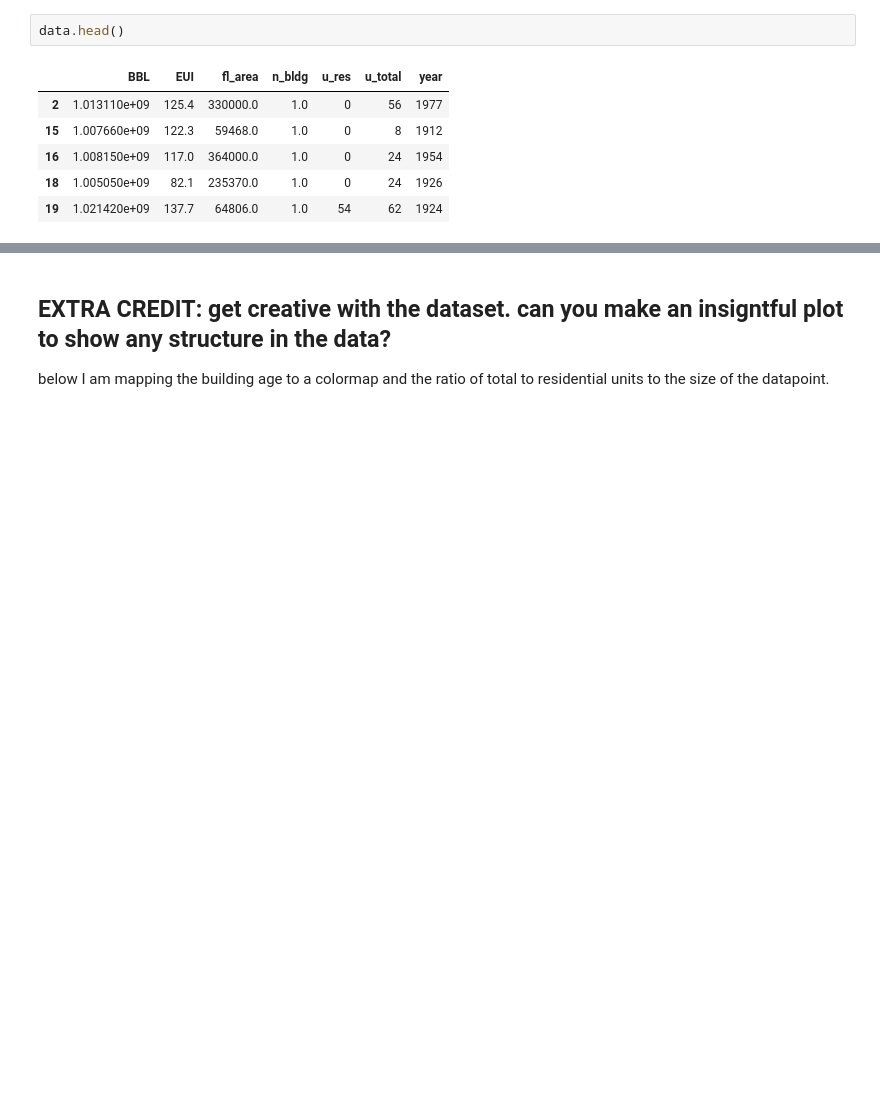
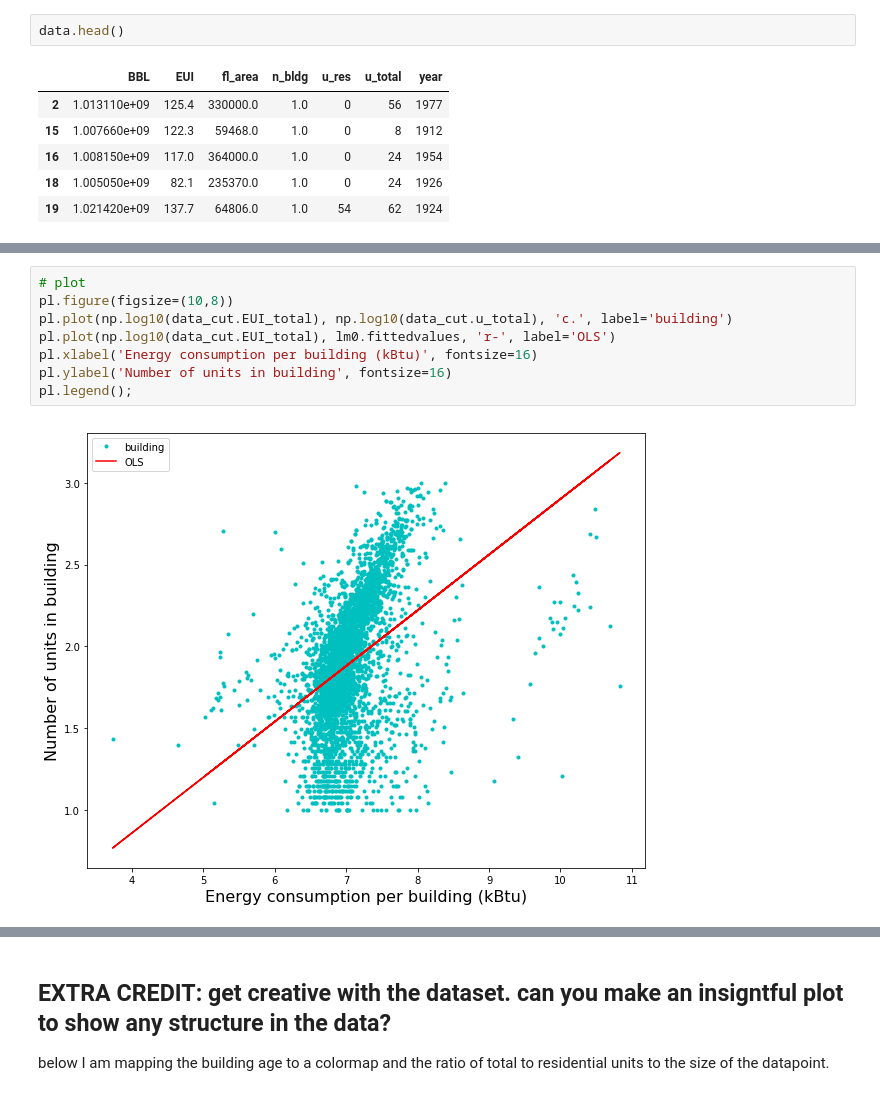
Before and after one commit to ywnch/PUI2017_ywc249, a Jupyter notebook: HW6_ywc249/HW6.ipynb, the cells around one changed output, grey strips where cells are left out. Drawn from its saved outputs; the diff is of its cells as text; blank space fills up the shorter version.

```diff
--- a/HW6_ywc249/HW6.ipynb
+++ b/HW6_ywc249/HW6.ipynb
@@ -491,0 +332,10 @@ NameError: name 'Lsurface' is not defined
+# %%
+# plot
+pl.figure(figsize=(10,8))
+pl.plot(np.log10(data_cut.EUI_total), np.log10(data_cut.u_total), 'c.', label='building')
+pl.plot(np.log10(data_cut.EUI_total), lm0.fittedvalues, 'r-', label='OLS')
+pl.xlabel('Energy consumption per building (kBtu)', fontsize=16)
+pl.ylabel('Number of units in building', fontsize=16)
+pl.legend();
+# %% [output]
+[figure, added]
```
Also changed, not shown: parts of 102 cells of this notebook, 1 other file.
